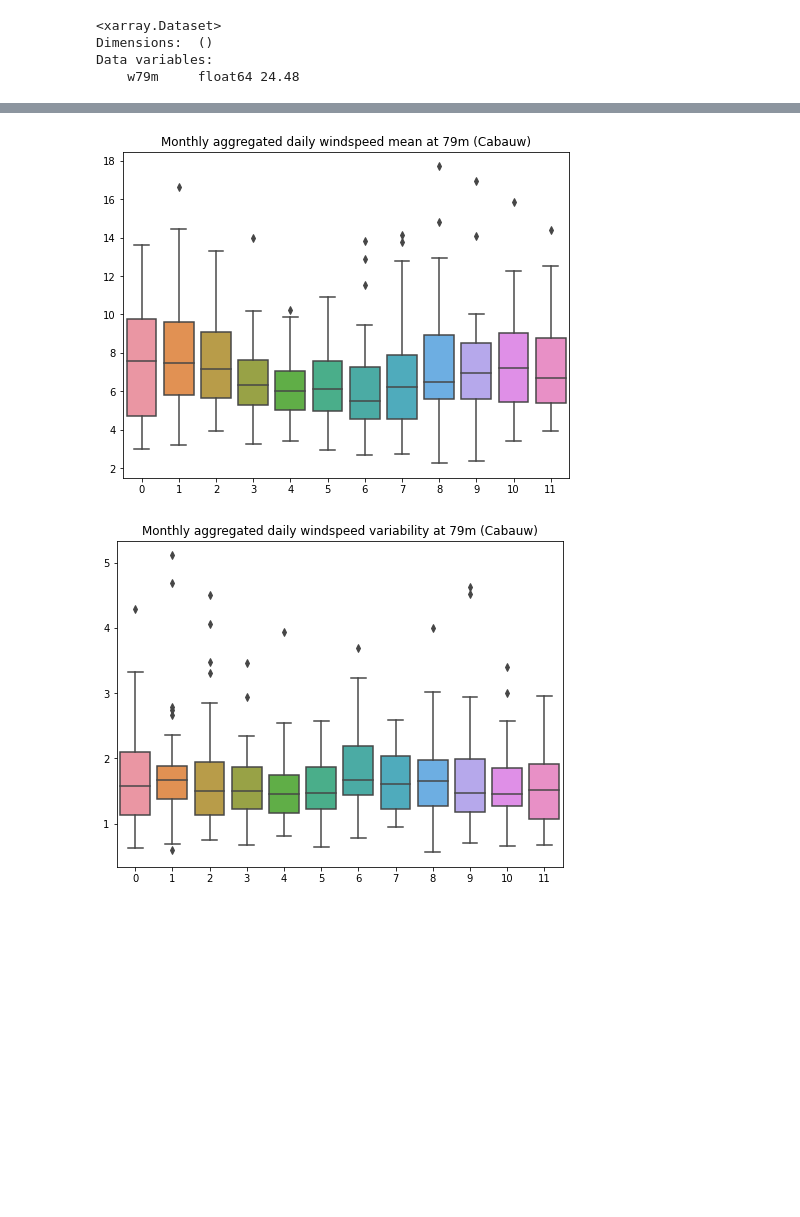
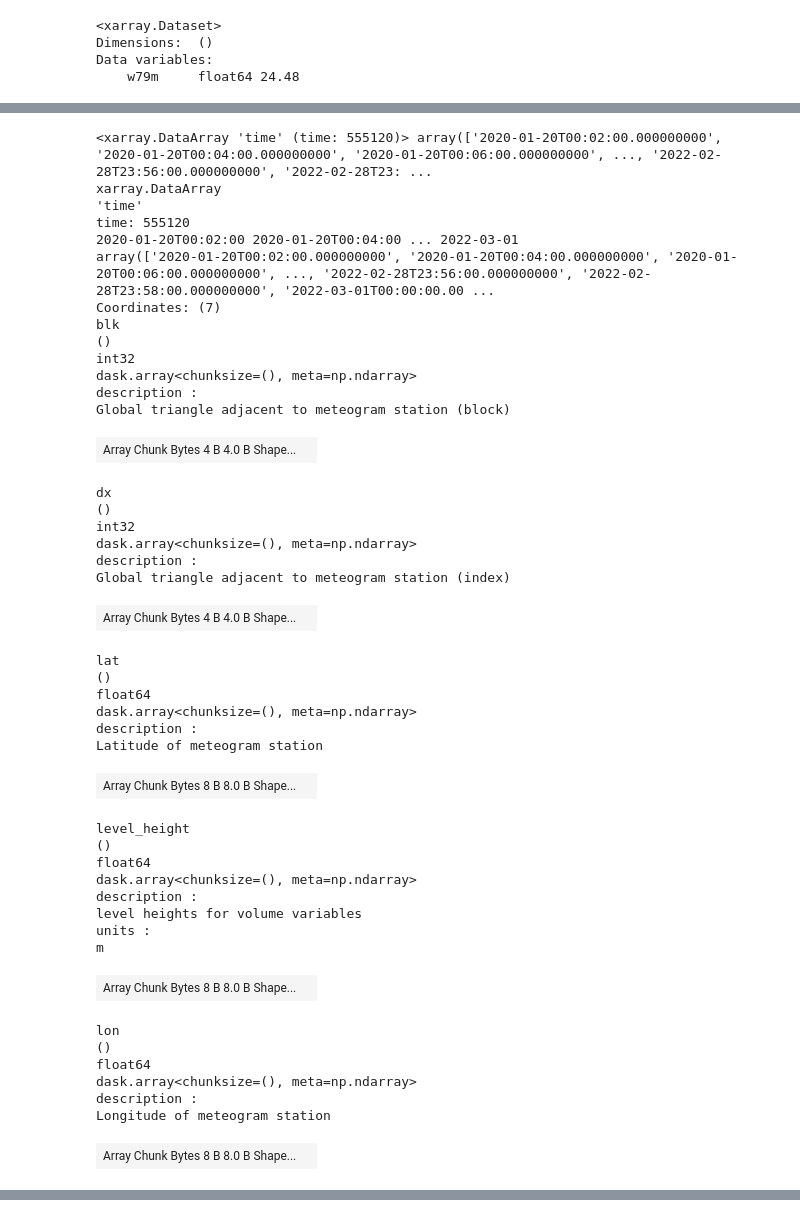
Before and after one commit to pepcos/C2HackathonWind, a Jupyter notebook: OBS_Cabauw.ipynb, the cells around one changed output, grey strips where cells are left out. Saved outputs shown, nothing was run; the diff lists cells and outputs as text; code cells hidden in the pictures; blank space fills up the shorter version.

```diff
--- a/OBS_Cabauw.ipynb
+++ b/OBS_Cabauw.ipynb
@@ -59,4 +59,49 @@ plot_metrics(df, f"w{height}m", height, "OBS")
 # %%
-daily_mean=df.groupby("time.date").mean(dim='time')
-daily_std=df.groupby("time.date").std(dim='time')
-#daily_std=df.resample(time="1D").std(dim='time')
+ds_icon = xr.open_zarr('/work/bm1235/k203123/experiments/ngc2009/outdata/ngc2009_mtgrm.zarr')
+#u_station = ds_icon.u.sel(time = slice(date_ini,date_end), station = station, level = level)
+ds_icon.u.isel(station=12, level=-2).time
+# %% [output]
+<xarray.DataArray 'time' (time: 555120)> array(['2020-01-20T00:02:00.000000000', '2020-01-20T00:04:00.000000000', '2020-01-20T00:06:00.000000000', ..., '2022-02-28T23:56:00.000000000', '2022-02-28T23: ...
+xarray.DataArray
+'time'
+time: 555120
+2020-01-20T00:02:00 2020-01-20T00:04:00 ... 2022-03-01
+array(['2020-01-20T00:02:00.000000000', '2020-01-20T00:04:00.000000000', '2020-01-20T00:06:00.000000000', ..., '2022-02-28T23:56:00.000000000', '2022-02-28T23:58:00.000000000', '2022-03-01T00:00:00.00 ...
+Coordinates: (7)
+blk
+()
+int32
+dask.array<chunksize=(), meta=np.ndarray>
+description :
+Global triangle adjacent to meteogram station (block)
+| Array Chunk Bytes 4 B 4.0 B Shape... |  |
+dx
+()
+int32
+dask.array<chunksize=(), meta=np.ndarray>
+description :
+Global triangle adjacent to meteogram station (index)
+| Array Chunk Bytes 4 B 4.0 B Shape... |  |
+lat
+()
+float64
+dask.array<chunksize=(), meta=np.ndarray>
+description :
+Latitude of meteogram station
+| Array Chunk Bytes 8 B 8.0 B Shape... |  |
+level_height
+()
+float64
+dask.array<chunksize=(), meta=np.ndarray>
+description :
+level heights for volume variables
+units :
+m
+| Array Chunk Bytes 8 B 8.0 B Shape... |  |
+lon
+()
+float64
+dask.array<chunksize=(), meta=np.ndarray>
+description :
+Longitude of meteogram station
+| Array Chunk Bytes 8 B 8.0 B Shape... |  |
@@ -68,12 +122,0 @@ import seaborn as sns
-# %%
-#daily_std.sel(daily_std.groupby("date.month")==1)
-for m_name, metric in zip(["mean", "variability"],[daily_mean, daily_std]):
-#for m_name, metric in zip(["variability"],[daily_std]):
-    month_idxs = metric.groupby('date.month').groups
-    list_of_metrics = [metric.isel(date=idxs)[f"w{height}m"] for idxs in month_idxs.values()]
-    plt.figure(figsize=(8,6))
-    sns.boxplot(data=list_of_metrics)
-    plt.title(f"Monthly aggregated daily windspeed {m_name} at {height}m (Cabauw)")
-# %% [output]
-[figure, removed]
-[figure, removed]
```
Also changed, not shown: parts of 11 cells of this notebook, 4 other files.
